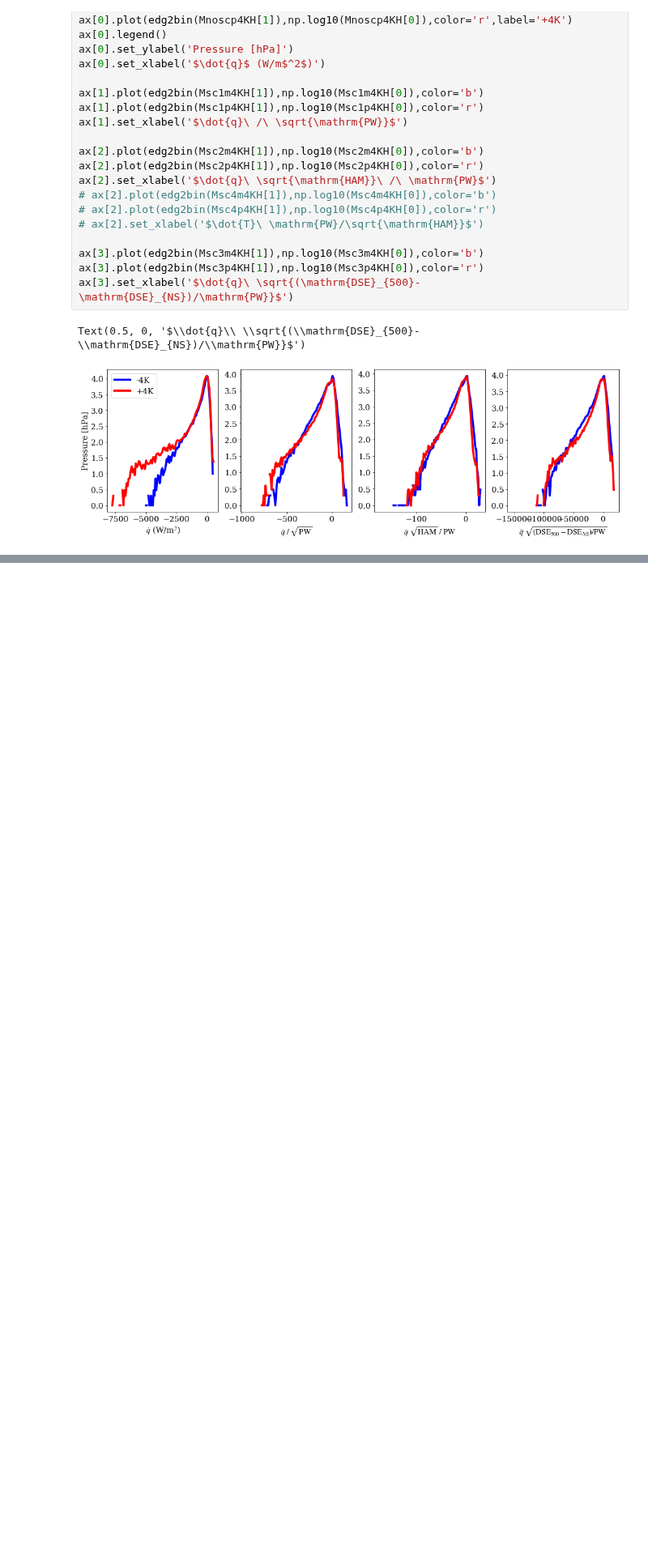
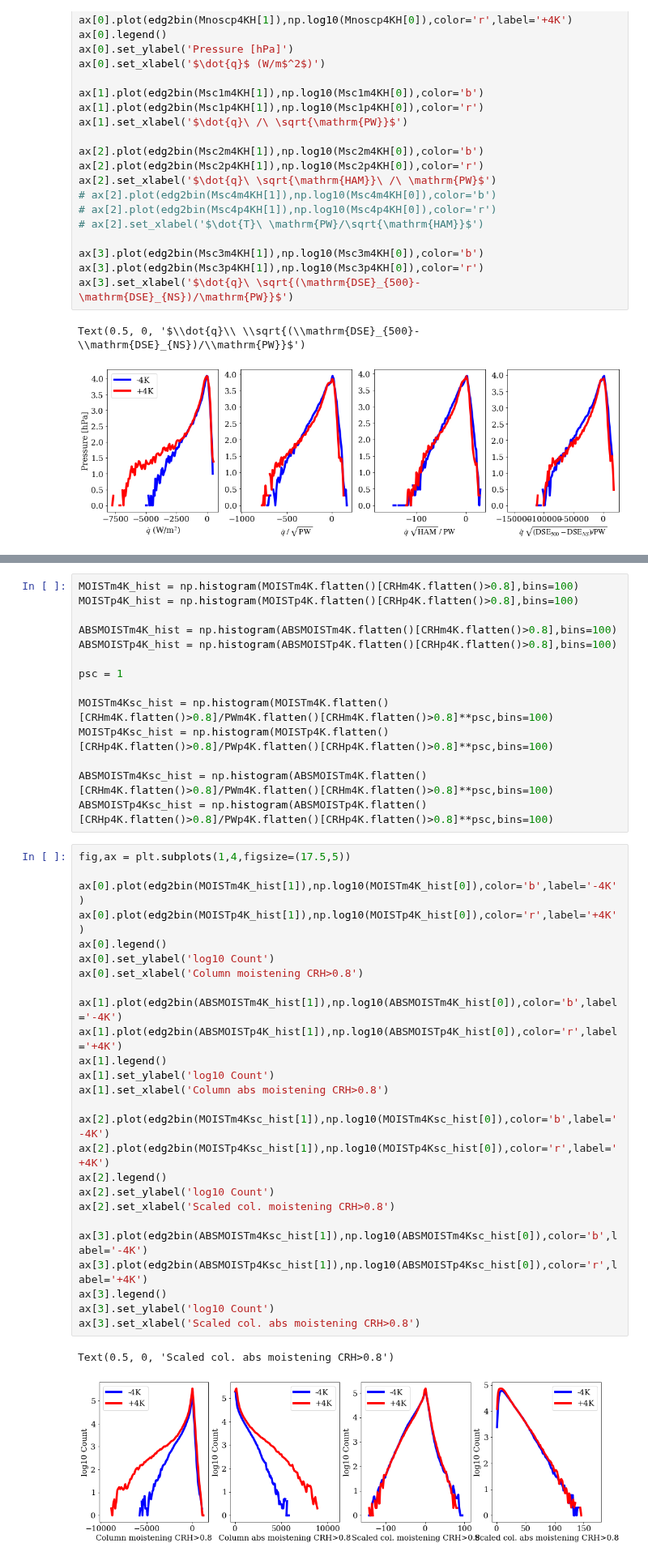
Before and after one commit to wallingTACC/CBRAIN-CAM, a Jupyter notebook: notebooks/tbeucler_devlog/044_Climate_invariant_analysis_output_scaling.ipynb, the cells around one changed output, grey strips where cells are left out. Shown at 81% size. Cells and saved outputs as stored; diff of their text form; blank space fills up the shorter version.

```diff
--- a/notebooks/tbeucler_devlog/044_Climate_invariant_analysis_output_scaling.ipynb
+++ b/notebooks/tbeucler_devlog/044_Climate_invariant_analysis_output_scaling.ipynb
@@ -1357,0 +1466,43 @@ Text(0.5, 0, '$\\dot{q}\\ \\sqrt{(\\mathrm{DSE}_{500}-\\mathrm{DSE}_{NS})/\\math
+# %%
+MOISTm4K_hist = np.histogram(MOISTm4K.flatten()[CRHm4K.flatten()>0.8],bins=100)
+MOISTp4K_hist = np.histogram(MOISTp4K.flatten()[CRHp4K.flatten()>0.8],bins=100)
+
+ABSMOISTm4K_hist = np.histogram(ABSMOISTm4K.flatten()[CRHm4K.flatten()>0.8],bins=100)
+ABSMOISTp4K_hist = np.histogram(ABSMOISTp4K.flatten()[CRHp4K.flatten()>0.8],bins=100)
+
+psc = 1
+
+MOISTm4Ksc_hist = np.histogram(MOISTm4K.flatten()[CRHm4K.flatten()>0.8]/PWm4K.flatten()[CRHm4K.flatten()>0.8]**psc,bins=100)
+MOISTp4Ksc_hist = np.histogram(MOISTp4K.flatten()[CRHp4K.flatten()>0.8]/PWp4K.flatten()[CRHp4K.flatten()>0.8]**psc,bins=100)
+
+ABSMOISTm4Ksc_hist = np.histogram(ABSMOISTm4K.flatten()[CRHm4K.flatten()>0.8]/PWm4K.flatten()[CRHm4K.flatten()>0.8]**psc,bins=100)
+ABSMOISTp4Ksc_hist = np.histogram(ABSMOISTp4K.flatten()[CRHp4K.flatten()>0.8]/PWp4K.flatten()[CRHp4K.flatten()>0.8]**psc,bins=100)
+# %%
+fig,ax = plt.subplots(1,4,figsize=(17.5,5))
+
+ax[0].plot(edg2bin(MOISTm4K_hist[1]),np.log10(MOISTm4K_hist[0]),color='b',label='-4K')
+ax[0].plot(edg2bin(MOISTp4K_hist[1]),np.log10(MOISTp4K_hist[0]),color='r',label='+4K')
+ax[0].legend()
+ax[0].set_ylabel('log10 Count')
+ax[0].set_xlabel('Column moistening CRH>0.8')
+
+ax[1].plot(edg2bin(ABSMOISTm4K_hist[1]),np.log10(ABSMOISTm4K_hist[0]),color='b',label='-4K')
+ax[1].plot(edg2bin(ABSMOISTp4K_hist[1]),np.log10(ABSMOISTp4K_hist[0]),color='r',label='+4K')
+ax[1].legend()
+ax[1].set_ylabel('log10 Count')
+ax[1].set_xlabel('Column abs moistening CRH>0.8')
+
+ax[2].plot(edg2bin(MOISTm4Ksc_hist[1]),np.log10(MOISTm4Ksc_hist[0]),color='b',label='-4K')
+ax[2].plot(edg2bin(MOISTp4Ksc_hist[1]),np.log10(MOISTp4Ksc_hist[0]),color='r',label='+4K')
+ax[2].legend()
+ax[2].set_ylabel('log10 Count')
+ax[2].set_xlabel('Scaled col. moistening CRH>0.8')
+
+ax[3].plot(edg2bin(ABSMOISTm4Ksc_hist[1]),np.log10(ABSMOISTm4Ksc_hist[0]),color='b',label='-4K')
+ax[3].plot(edg2bin(ABSMOISTp4Ksc_hist[1]),np.log10(ABSMOISTp4Ksc_hist[0]),color='r',label='+4K')
+ax[3].legend()
+ax[3].set_ylabel('log10 Count')
+ax[3].set_xlabel('Scaled col. abs moistening CRH>0.8')
+# %% [output]
+Text(0.5, 0, 'Scaled col. abs moistening CRH>0.8')
+[figure, added]
```
Also changed, not shown: parts of 13 cells of this notebook.
